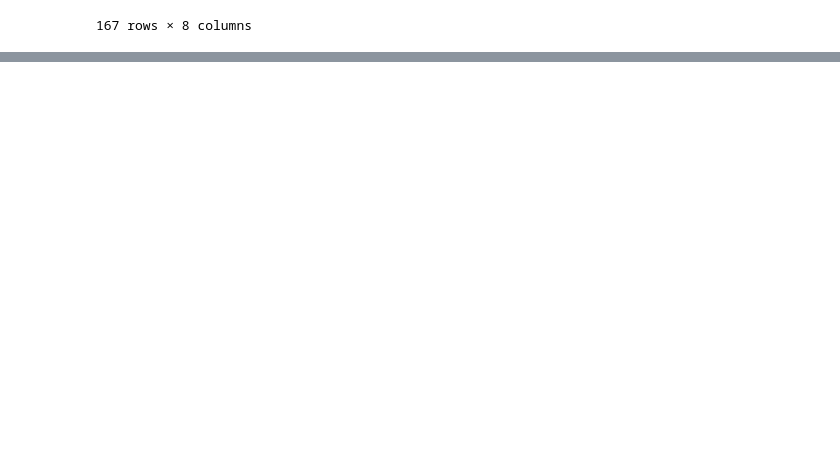
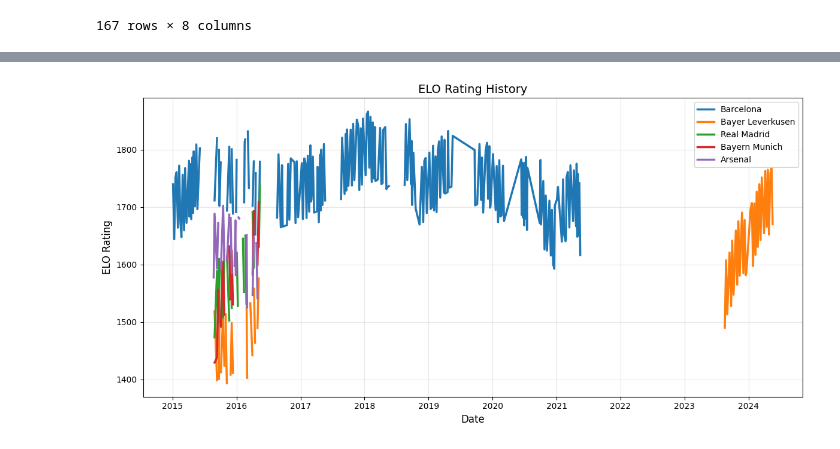
Before and after one commit to MaxPrinz98/FootballDSAI, a Jupyter notebook: create_ELO_model.ipynb, the cells around one changed output, grey strips where cells are left out. Drawn from its saved outputs; the diff is of its cells as text; code cells hidden in the pictures; blank space fills up the shorter version.

```diff
--- a/create_ELO_model.ipynb
+++ b/create_ELO_model.ipynb
@@ -142,0 +171,24 @@ team_stats
+# %%
+selected_teams = ['Barcelona', 'Bayer Leverkusen', 'Real Madrid', 'Bayern Munich', 'Arsenal']
+team_history = elo_history_df[elo_history_df['team'].isin(selected_teams)]
+team_history = team_history[team_history['date'] > '2014-12-31']
+
+# 2. Pivot for clean plotting
+elo_pivot = team_history.pivot(index='date', columns='team', values='elo')
+
+# 3. Create the plot
+plt.figure(figsize=(12, 6))
+for team in selected_teams:
+    plt.plot(elo_pivot.index, elo_pivot[team], label=team, linewidth=2.5)
+
+# 4. Customize
+plt.title('ELO Rating History', fontsize=14)
+plt.xlabel('Date', fontsize=12)
+plt.ylabel('ELO Rating', fontsize=12)
+plt.grid(True, alpha=0.3)
+plt.legend()
+
+plt.tight_layout()
+plt.show()
+# %% [output]
+[figure, added]
```
Also changed, not shown: parts of 3 cells of this notebook.
